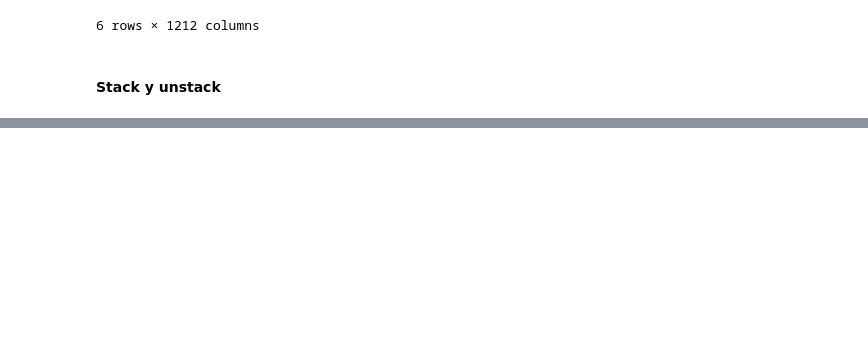
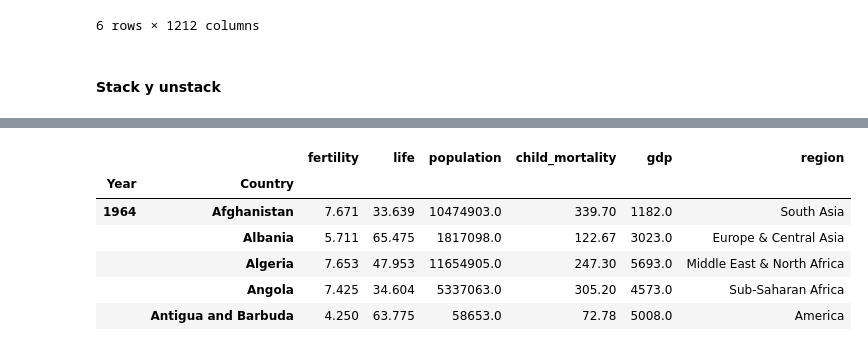
Before and after one commit to Corderodedios182/Resumenes-Python, a Jupyter notebook: Manipulating DataFrames with pandas.ipynb, the cells around one changed output, grey strips where cells are left out. Cells and saved outputs as stored; diff of their text form; code cells hidden in the pictures; blank space fills up the shorter version.

```diff
--- a/Manipulating DataFrames with pandas.ipynb
+++ b/Manipulating DataFrames with pandas.ipynb
@@ -489,0 +518,11 @@ gapminder_copy.pivot(index = 'region', columns = 'Country')
+# %%
+#Apilando los datos columnas en filas
+gapminder.unstack(level = 'Country').stack(level='Country').head()
+# %% [output]
+|  |  | fertility | life | population | child_mortality | gdp | region |
+| Year | Country |  |  |  |  |  |  |
+| 1964 | Afghanistan | 7.671 | 33.639 | 10474903.0 | 339.70 | 1182.0 | South Asia |
+|  | Albania | 5.711 | 65.475 | 1817098.0 | 122.67 | 3023.0 | Europe & Central Asia |
+|  | Algeria | 7.653 | 47.953 | 11654905.0 | 247.30 | 5693.0 | Middle East & North Africa |
+|  | Angola | 7.425 | 34.604 | 5337063.0 | 305.20 | 4573.0 | Sub-Saharan Africa |
+|  | Antigua and Barbuda | 4.250 | 63.775 | 58653.0 | 72.78 | 5008.0 | America |
```
Also changed, not shown: parts of 20 cells of this notebook.
